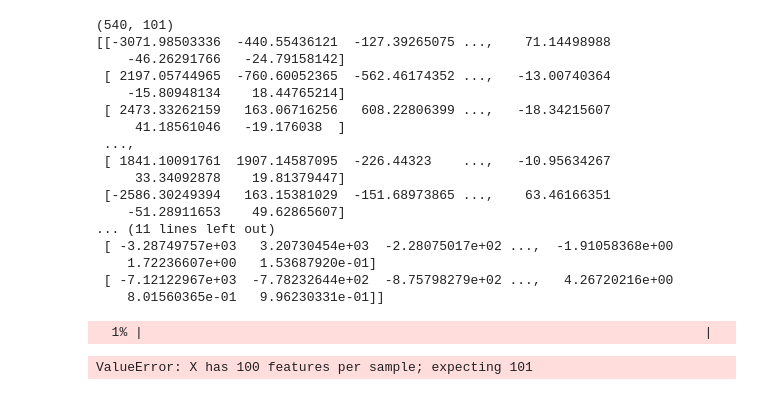
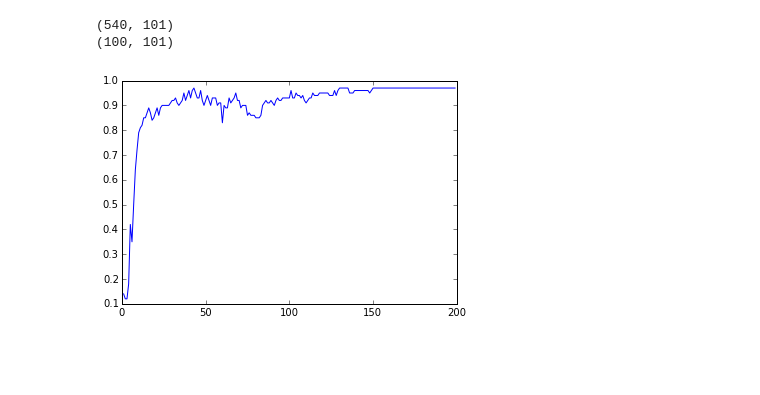
Before and after one commit to code-11/AppliedMachineLearning, a Jupyter notebook: hw2/eigenfaces/q1-Copy1.ipynb, the cells around one changed output. Cells and saved outputs as stored; diff of their text form; code cells hidden in the pictures; blank space fills up the shorter version.

```diff
--- a/hw2/eigenfaces/q1-Copy1.ipynb
+++ b/hw2/eigenfaces/q1-Copy1.ipynb
@@ -133,10 +154,18 @@ partf()
 def subspace(data,r):
     U,s, Vt= svd(data)
     Vt_cut=Vt[:r,:]
-    Vtt_cut=np.transpose(Vt_cut)
+#     Vtt_cut=np.transpose(Vt_cut)
+    Vtt_cut=Vt_cut.transpose()
     F=np.dot(data,Vtt_cut)
     return F
 
+def subspace_test(test_data,train_data,r):
+    U,s, Vt= svd(train_data)
+    Vt_cut=Vt[:r,:]
+#     Vtt_cut=np.transpose(Vt_cut)
+    Vtt_cut=Vt_cut.transpose()
+    F=np.dot(test_data,Vtt_cut)
+    return F
 
 def partg():
     train_labels,train_data=setup_train()
@@ -144,52 +173,43 @@ def partg():
     train_data=sub_out_avg(train_data)
 
     F=subspace(train_data,101)
-    F_test=subspace(test_data,101)
+    F_test=subspace_test(test_data,train_data,101)
     print (F.shape)
-    print (F)
-    print (F_test)
+#     print (F)
+    print (F_test.shape)
 partg()
 # %% [output]
 (540, 101)
-[[-3071.98503336  -440.55436121  -127.39265075 ...,    71.14498988
-    -46.26291766   -24.79158142]
- [ 2197.05744965  -760.60052365  -562.46174352 ...,   -13.00740364
-    -15.80948134    18.44765214]
- [ 2473.33262159   163.06716256   608.22806399 ...,   -18.34215607
-     41.18561046   -19.176038  ]
- ...,
- [ 1841.10091761  1907.14587095  -226.44323    ...,   -10.95634267
-     33.34092878    19.81379447]
- [-2586.30249394   163.15381029  -151.68973865 ...,    63.46166351
-    -51.28911653    49.62865607]
-... (11 lines left out)
- [ -3.28749757e+03   3.20730454e+03  -2.28075017e+02 ...,  -1.91058368e+00
-    1.72236607e+00   1.53687920e-01]
- [ -7.12122967e+03  -7.78232644e+02  -8.75798279e+02 ...,   4.26720216e+00
-    8.01560365e-01   9.96230331e-01]]
+(100, 101)
 # %%
 def accur_by_r(train_labels,train_data, test_labels,test_data,r):
     F=subspace(train_data,r)
-    F_test=subspace(test_data,r)
+    F_test=subspace_test(test_data,train_data,r)
     lr = LogisticRegression()
     lr.fit(F,train_labels)
     predicted= lr.predict(F_test)
     return metrics.accuracy_score(test_labels, predicted)
+
+def sub_out_avg_test(test_data,train_data):
+#     print(data.shape)
+    average=average_face(train_data)
+    data_avg_out=np.subtract(test_data,average)
+    return data_avg_out
+
 def parth():
-    from progressbar import ProgressBar
-    pbar = ProgressBar()
     train_labels,train_data=setup_train()
     test_labels,test_data=setup_test()
+    test_data=sub_out_avg_test(test_data,train_data)
     train_data=sub_out_avg(train_data)
-    test_data=sub_out_avg(test_data)
+
+#     print (accur_by_r(train_labels,train_data,test_labels,test_data,150))
 
     accuracies=[]
-    for i in pbar(range(200)[100:]):
+    for i in range(200)[1:]:
         acc=accur_by_r(train_labels,train_data, test_labels,test_data,i)
         accuracies.append(acc)
-    plt.plot(range(200),accuracies)
+    plt.plot(range(200)[1:],accuracies)
 
 parth()
 # %% [output]
-  1% |                                                                        |
-ValueError: X has 100 features per sample; expecting 101
+[figure, added]
```
Also changed, not shown: parts of 5 cells of this notebook.
